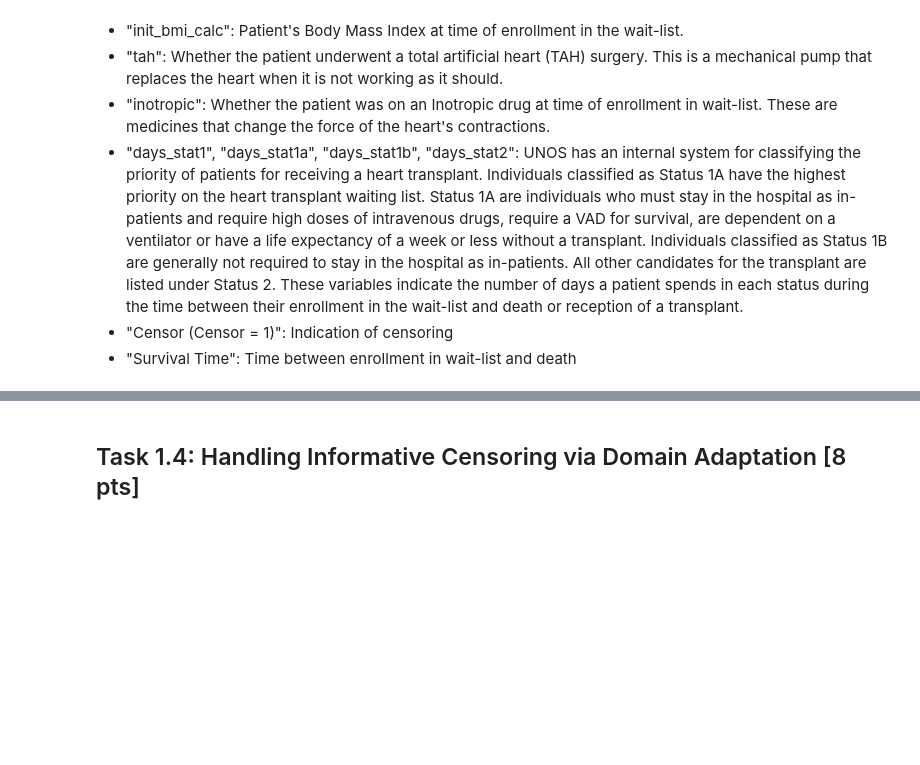
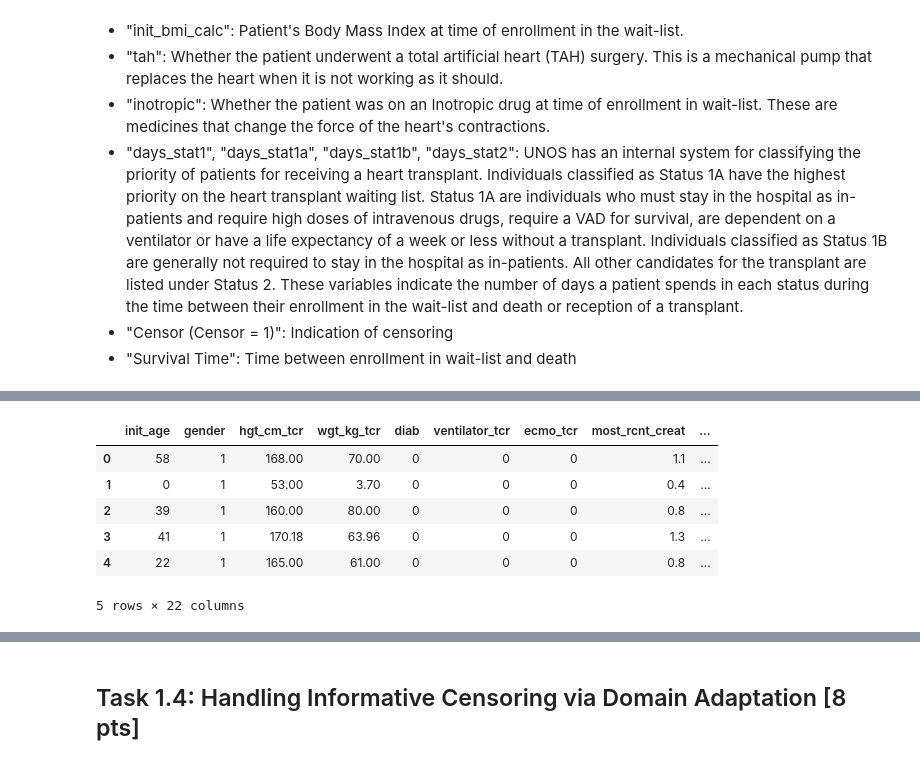
Before and after one commit to aarontyliu/cph-200b, a Jupyter notebook: Proiect 1/CPH_200B_Project_1_Survival_Analysis_and_Prediction.ipynb, the cells around one changed output, grey strips where cells are left out. Drawn from its saved outputs; the diff is of its cells as text; code cells hidden in the pictures; blank space fills up the shorter version.

```diff
--- a/Proiect 1/CPH_200B_Project_1_Survival_Analysis_and_Prediction.ipynb
+++ b/Proiect 1/CPH_200B_Project_1_Survival_Analysis_and_Prediction.ipynb
@@ -67,10 +581,30 @@ UNOS_data           = pd.read_csv("data/UNOS_train.csv")
 
 Each patient's record in the UNOS database is associated with the following variables:
 # %%
-patient_variables   = ["init_age", "gender", "hgt_cm_tcr", "wgt_kg_tcr", "diab", "ventilator_tcr",
-                       "ecmo_tcr", "most_rcnt_creat", "abo_A", "abo_B", "abo_O", "vad_while_listed",
-                       "days_stat1", "days_stat1a", "days_stat2", "days_stat1b", "iabp_tcr",
-                       "init_bmi_calc", "tah", "inotropic", "Censor (Censor = 1)", "Survival Time"]
+patient_variables = [
+    "init_age",
+    "gender",
+    "hgt_cm_tcr",
+    "wgt_kg_tcr",
+    "diab",
+    "ventilator_tcr",
+    "ecmo_tcr",
+    "most_rcnt_creat",
+    "abo_A",
+    "abo_B",
+    "abo_O",
+    "vad_while_listed",
+    "days_stat1",
+    "days_stat1a",
+    "days_stat2",
+    "days_stat1b",
+    "iabp_tcr",
+    "init_bmi_calc",
+    "tah",
+    "inotropic",
+    "Censor (Censor = 1)",
+    "Survival Time",
+]
 # %% [markdown]
 The interpretation of each variable is provided below:
 
@@ -99,0 +637,16 @@ The interpretation of each variable is provided below:
+# %%
+unos_data_filepath = data_dir / "UNOS_train.csv"
+unos_data = pd.read_csv(unos_data_filepath, index_col=0)
+unos_data = unos_data[patient_variables]
+unos_data["event"] = (unos_data["Censor (Censor = 1)"] == 0).astype(int)
+unos_data = unos_data.drop(columns="Censor (Censor = 1)")
+unos_data.rename(columns={"Survival Time": "time"}, inplace=True)
+unos_data.head()
+# %% [output]
+|  | init_age | gender | hgt_cm_tcr | wgt_kg_tcr | diab | ventilator_tcr | ecmo_tcr | most_rcnt_creat | ... |
+| 0 | 58 | 1 | 168.00 | 70.00 | 0 | 0 | 0 | 1.1 | ... |
+| 1 | 0 | 1 | 53.00 | 3.70 | 0 | 0 | 0 | 0.4 | ... |
+| 2 | 39 | 1 | 160.00 | 80.00 | 0 | 0 | 0 | 0.8 | ... |
+| 3 | 41 | 1 | 170.18 | 63.96 | 0 | 0 | 0 | 1.3 | ... |
+| 4 | 22 | 1 | 165.00 | 61.00 | 0 | 0 | 0 | 0.8 | ... |
+5 rows × 22 columns
```
Also changed, not shown: parts of 48 cells of this notebook.
